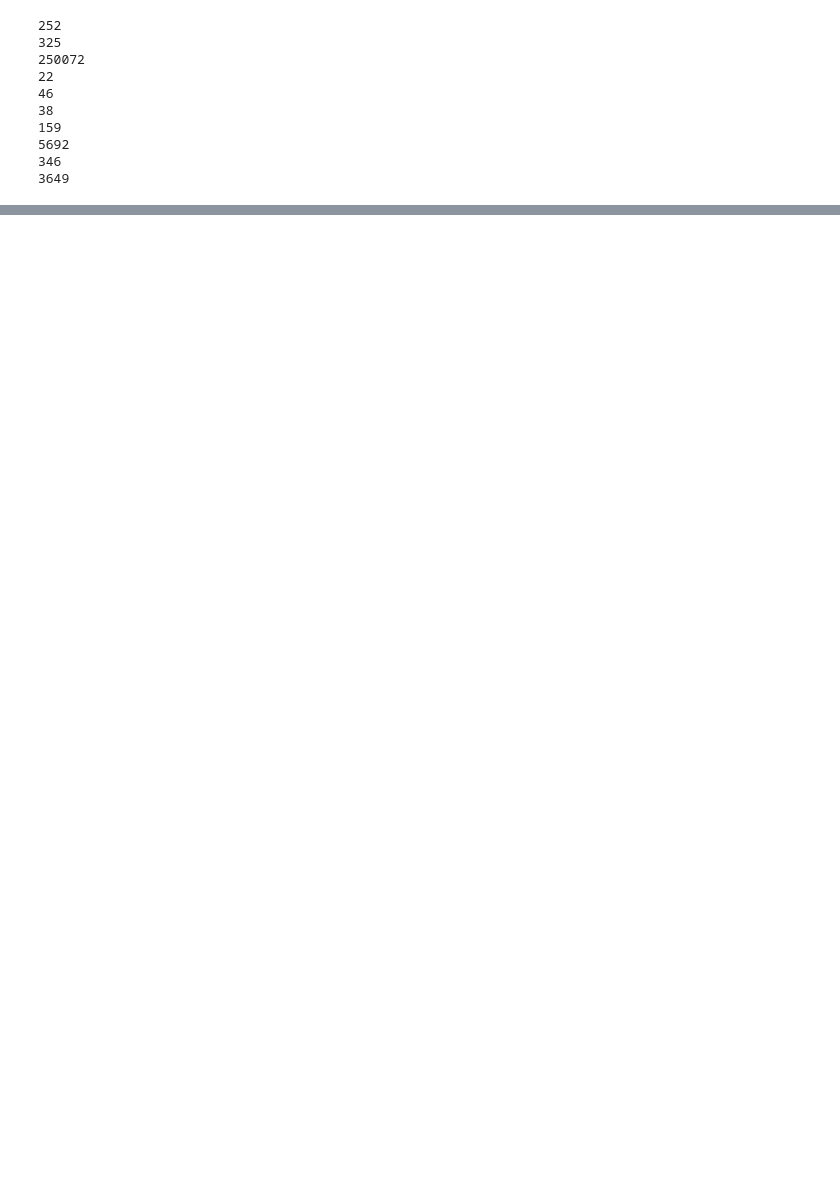
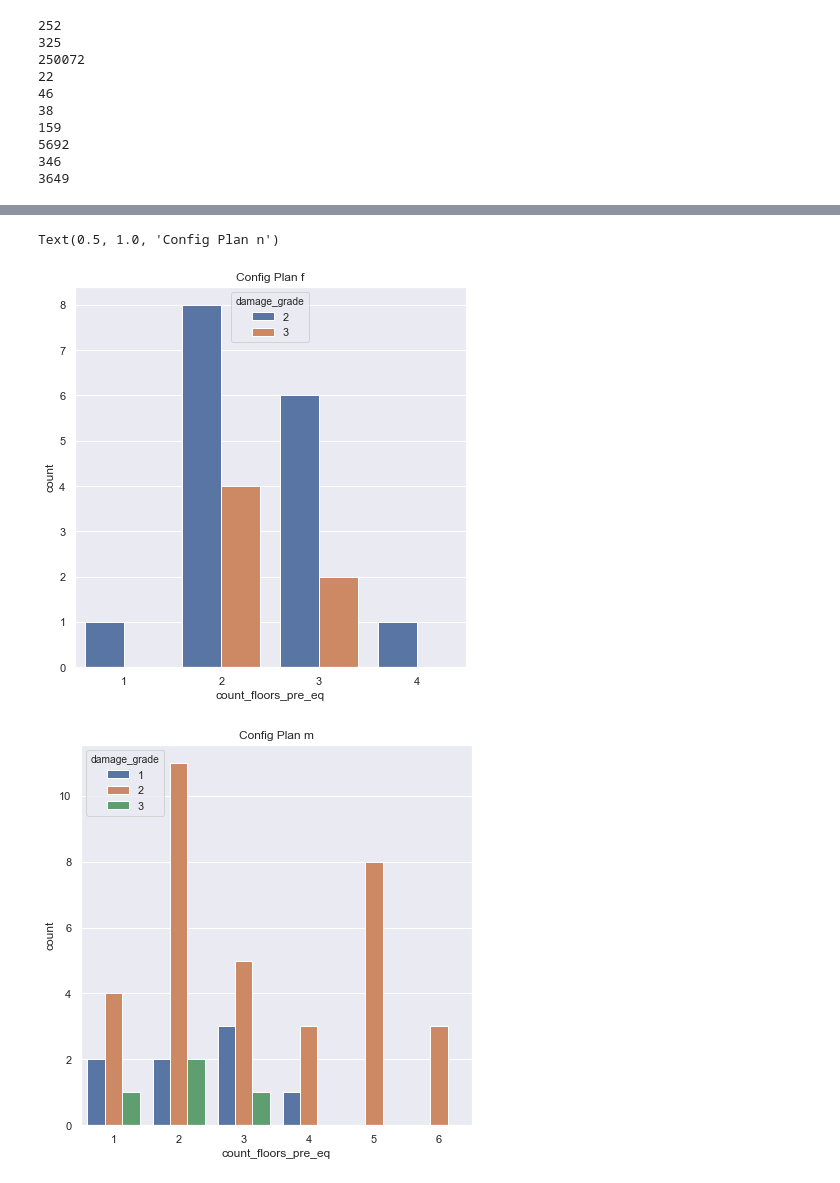
Before and after one commit to jshah39/DataSci, a Jupyter notebook: src/earthquake_shah.ipynb, the cells around one changed output, grey strips where cells are left out. Saved outputs shown, nothing was run; the diff lists cells and outputs as text; code cells hidden in the pictures; blank space fills up the shorter version.

```diff
--- a/src/earthquake_shah.ipynb
+++ b/src/earthquake_shah.ipynb
@@ -253,0 +276,16 @@ sb.catplot(x="height_percentage", y = "area_percentage",hue="damage_grade", data
+# %%
+f, axes = plt.subplots(figsize=(7, 7))
+ax = sb.countplot(x="count_floors_pre_eq", hue="damage_grade", data=fPlanDf)
+ax.set_title("Config Plan f")
+
+f, axes = plt.subplots(figsize=(7, 7))
+ax = sb.countplot(x="count_floors_pre_eq", hue="damage_grade", data=mPlanDf)
+ax.set_title("Config Plan m")
+
+f, axes = plt.subplots(figsize=(7, 7))
+ax = sb.countplot(x="count_floors_pre_eq", hue="damage_grade", data=nPlanDf)
+ax.set_title("Config Plan n")
+# %% [output]
+Text(0.5, 1.0, 'Config Plan n')
+[figure, added]
+[figure, added]
```
Also changed, not shown: parts of 21 cells of this notebook.
